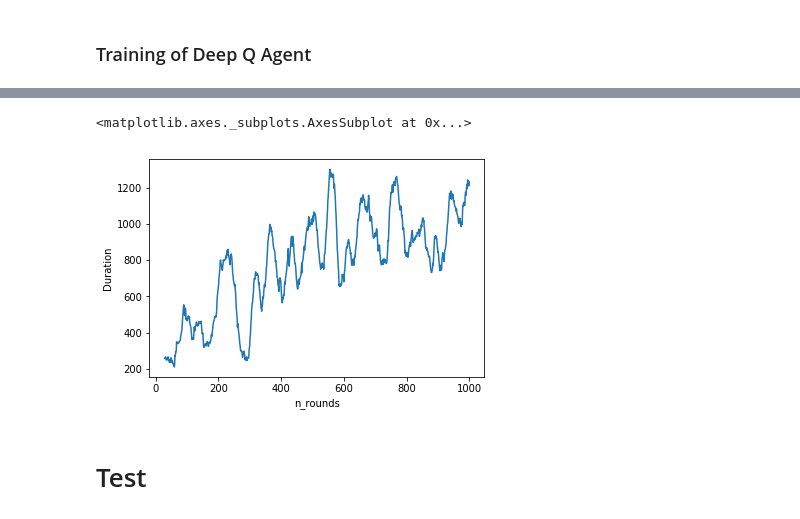
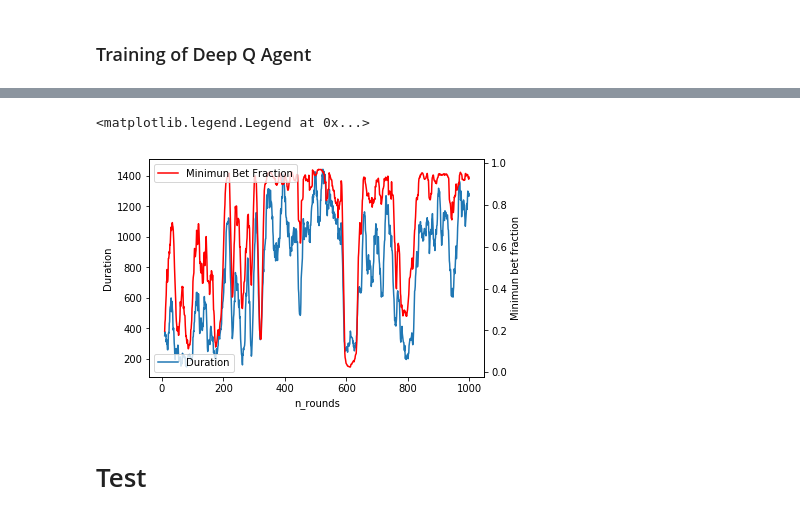
Before and after one commit to Robertren/RLBlackjack, a Jupyter notebook: Betting Environment.ipynb, the cells around one changed output, grey strips where cells are left out. Cells and saved outputs as stored; diff of their text form; code cells hidden in the pictures.

```diff
--- a/Betting Environment.ipynb
+++ b/Betting Environment.ipynb
@@ -350,5 +382,10 @@ def train(env, agent, n_episodes = 1000):
 # %% [markdown]
 ### Training of Deep Q Agent
 # %%
-duration_hist_deepbet = train(env=bet_env, agent=deep_bet_agent, n_episodes=1000)
+duration_hist_deepbet, fraction_action_0 = train(
+    env=casino,
+    agent=deep_bet_agent,
+    n_episodes=1000,
+    saving_freq=100
+)
 # %% [output]
@@ -356,8 +393,16 @@ duration_hist_deepbet = train(env=bet_env, agent=deep_bet_agent, n_episodes=1000
-# %%
-plot_history(duration_hist_deepbet, ylabel='Duration', rolling_window=30)
-# %% [output]
-<matplotlib.axes._subplots.AxesSubplot at 0x...>
-[figure, removed]
+# %%
+fig, ax_money = plt.subplots()
+ax_frac_0 = ax_money.twinx()
+line_duration = plot_history(duration_hist_deepbet, ylabel='Duration', rolling_window=10,
+             ax=ax_money, label='Duration')
+line_fraction = plot_history(fraction_action_0, ylabel='Minimun bet fraction', rolling_window=10,
+             ax=ax_frac_0, label='Minimun Bet Fraction',color='red')
+duration_legend = plt.legend(handles=line_duration, loc=3)
+plt.gca().add_artist(duration_legend)
+plt.legend(handles=line_fraction, loc=2)
+# %% [output]
+<matplotlib.legend.Legend at 0x...>
+[figure, added]
 # %% [markdown]
 # Test
 # %%
```
Also changed, not shown: parts of 11 cells of this notebook, 10 other files.
